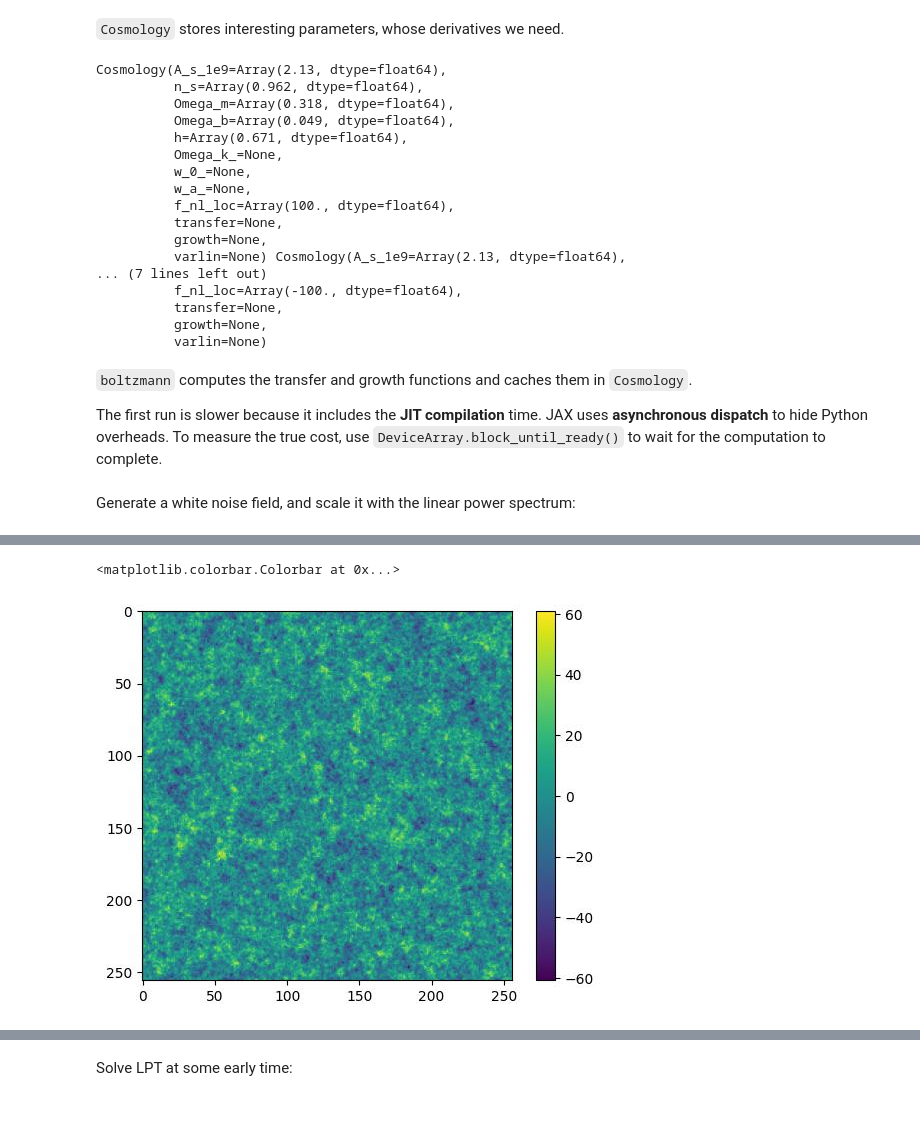
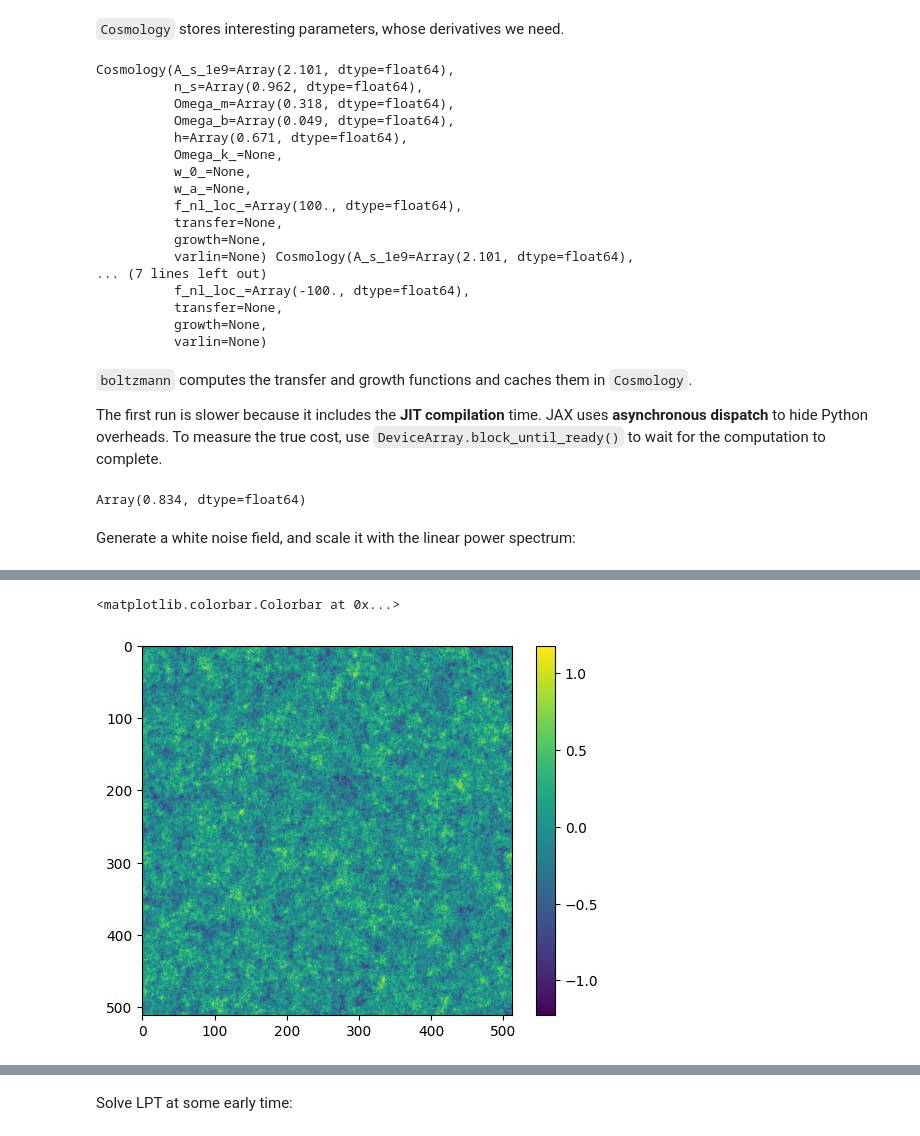
Before and after one commit to eelregit/pmwd, a Jupyter notebook: docs/examples/png_example.ipynb, the cells around one changed output, grey strips where cells are left out. Drawn from its saved outputs; the diff is of its cells as text; code cells hidden in the pictures.

```diff
--- a/docs/examples/png_example.ipynb
+++ b/docs/examples/png_example.ipynb
@@ -36,0 +41,6 @@ from pmwd.spec_util import powspec
+# %%
+BoxSize = 1000
+grid = 512
+kF = 2*np.pi/BoxSize
+cell_spacing = BoxSize / grid
+cell_spacing
@@ -40,10 +52,10 @@ from pmwd.spec_util import powspec
 `Configuration` stores static configuration and parameters for which we do not need derivatives.
 # %%
 if jax.lib.xla_bridge.get_backend().platform == 'gpu':
-    ptcl_spacing = 3.90625  # Lagrangian space Cartesian particle grid spacing, in Mpc/h by default
-    ptcl_grid_shape = (256,) * 3
+    ptcl_spacing = cell_spacing  # Lagrangian space Cartesian particle grid spacing, in Mpc/h by default
+    ptcl_grid_shape = (grid,) * 3
 else:
-    ptcl_spacing = 4.
-    ptcl_grid_shape = (64,) * 3
+    ptcl_spacing = cell_spacing  # Lagrangian space Cartesian particle grid spacing, in Mpc/h by default
+    ptcl_grid_shape = (grid,) * 3
 
-conf = Configuration(ptcl_spacing, ptcl_grid_shape,mesh_shape=2,a_start=1/(1+9),a_nbody_maxstep=0.09)  # 2x mesh shape
+conf = Configuration(ptcl_spacing,ptcl_grid_shape,mesh_shape=1,a_start=1/(1+127.),a_nbody_maxstep=0.09,a_stop=1.,lpt_order=2)  # 2x mesh shape
@@ -71,15 +85,15 @@ Simulating 16777216 particles with a (512, 512, 512) mesh for 10 time steps.
 # %% [markdown]
 `Cosmology` stores interesting parameters, whose derivatives we need.
 # %%
-cosmo_LC_p = Cosmology(conf, A_s_1e9=2.13, n_s=0.9624, Omega_m=0.3175, Omega_b=0.049, h=0.6711,f_nl_loc=100.)
-cosmo_LC_m = Cosmology(conf, A_s_1e9=2.13, n_s=0.9624, Omega_m=0.3175, Omega_b=0.049, h=0.6711,f_nl_loc=-100.)
+cosmo_LC_p = Cosmology(conf, A_s_1e9=2.1006, n_s=0.9624, Omega_m=0.3175, Omega_b=0.049, h=0.6711,f_nl_loc_=100.,)
+cosmo_LC_m = Cosmology(conf, A_s_1e9=2.1006, n_s=0.9624, Omega_m=0.3175, Omega_b=0.049, h=0.6711,f_nl_loc_=-100.,)
 
 # or simply use the predefined SimpleLCDM
 #cosmo = SimpleLCDM(conf)
 
 print(cosmo_LC_p,cosmo_LC_m)
 # %% [output]
-Cosmology(A_s_1e9=Array(2.13, dtype=float64),
+Cosmology(A_s_1e9=Array(2.101, dtype=float64),
           n_s=Array(0.962, dtype=float64),
           Omega_m=Array(0.318, dtype=float64),
           Omega_b=Array(0.049, dtype=float64),
@@ -87,12 +101,12 @@ Cosmology(A_s_1e9=Array(2.13, dtype=float64),
           Omega_k_=None,
           w_0_=None,
           w_a_=None,
-          f_nl_loc=Array(100., dtype=float64),
+          f_nl_loc_=Array(100., dtype=float64),
           transfer=None,
           growth=None,
-          varlin=None) Cosmology(A_s_1e9=Array(2.13, dtype=float64),
+          varlin=None) Cosmology(A_s_1e9=Array(2.101, dtype=float64),
 ... (7 lines left out)
-          f_nl_loc=Array(-100., dtype=float64),
+          f_nl_loc_=Array(-100., dtype=float64),
           transfer=None,
           growth=None,
           varlin=None)
@@ -103,14 +117,20 @@ The first run is slower because it includes the **JIT compilation** time. JAX us
 # %%
 cosmo_LC_p = boltzmann(cosmo_LC_p, conf)
 cosmo_LC_m = boltzmann(cosmo_LC_m, conf)
+# %%
+cosmo_LC_p.sigma8
+# %% [output]
+Array(0.834, dtype=float64)
 # %% [markdown]
 Generate a white noise field, and scale it with the linear power spectrum:
+# %%
+# seed = 2
+# modes_white = white_noise(seed, conf)
+
+modes_white = np.load("/home/fs72085/tsfloss/data/Quijote_Density_256/sim_0_white_512.npy")
 # %%
-seed = 2
-modes_white = white_noise(seed, conf)
-
 %time modes_LC_p = linear_modes(modes_white, cosmo_LC_p, conf)
 
-plt.imshow(jnp.fft.irfftn(modes_LC_p).mean(0))
+plt.imshow(fftinv(modes_LC_p,shape=conf.ptcl_grid_shape,norm=conf.ptcl_spacing).mean(0))
 plt.colorbar()
 # %% [output]
@@ -119,3 +139,3 @@ Wall time: 605 ms
 <matplotlib.colorbar.Colorbar at 0x...>
-[figure, old version]
+[figure, new version]
 # %%
```
Also changed, not shown: parts of 24 cells of this notebook, 2 other files.
